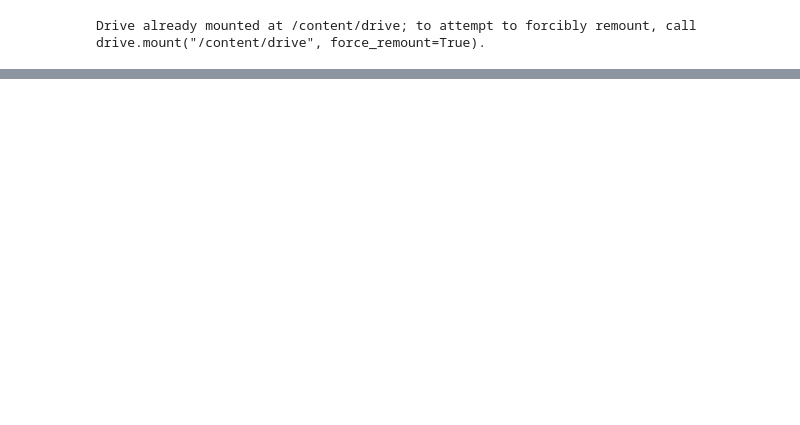
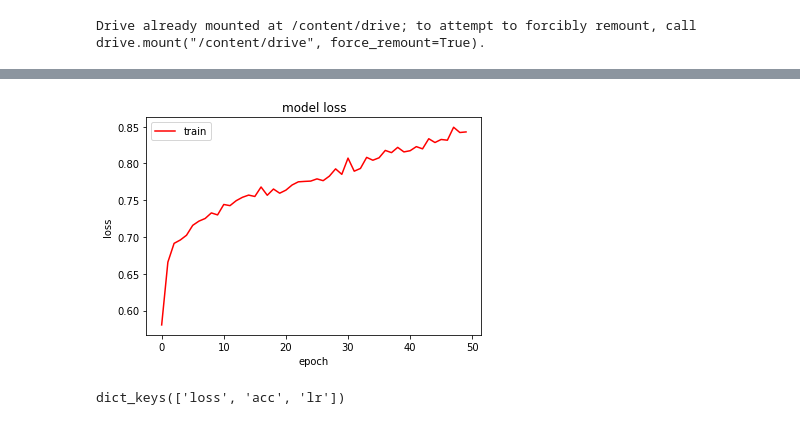
Before and after one commit to josematez/DeepLearning_SkinCancer, a Jupyter notebook: Testing_Data.ipynb, the cells around one changed output, grey strips where cells are left out. Drawn from its saved outputs; the diff is of its cells as text; code cells hidden in the pictures; blank space fills up the shorter version.

```diff
--- a/Testing_Data.ipynb
+++ b/Testing_Data.ipynb
@@ -61,0 +198,19 @@ X_test_norm = (X_test / np.max(X_test))
+# %%
+def plot_hist(hist):
+    #plt.plot(hist.history["loss"])
+    plt.plot(hist.history["acc"], c = "r")
+    #plt.plot(hist.history["val_loss"], c = "g")
+    plt.title("model loss")
+    plt.ylabel("loss")
+    plt.xlabel("epoch")
+    plt.legend(["train", "validation"], loc="upper left")
+    plt.show()
+
+
+plot_hist(history)
+# %% [output]
+[figure, added]
+# %%
+history.history.keys()
+# %% [output]
+dict_keys(['loss', 'acc', 'lr'])
```
Also changed, not shown: parts of 21 cells of this notebook.
